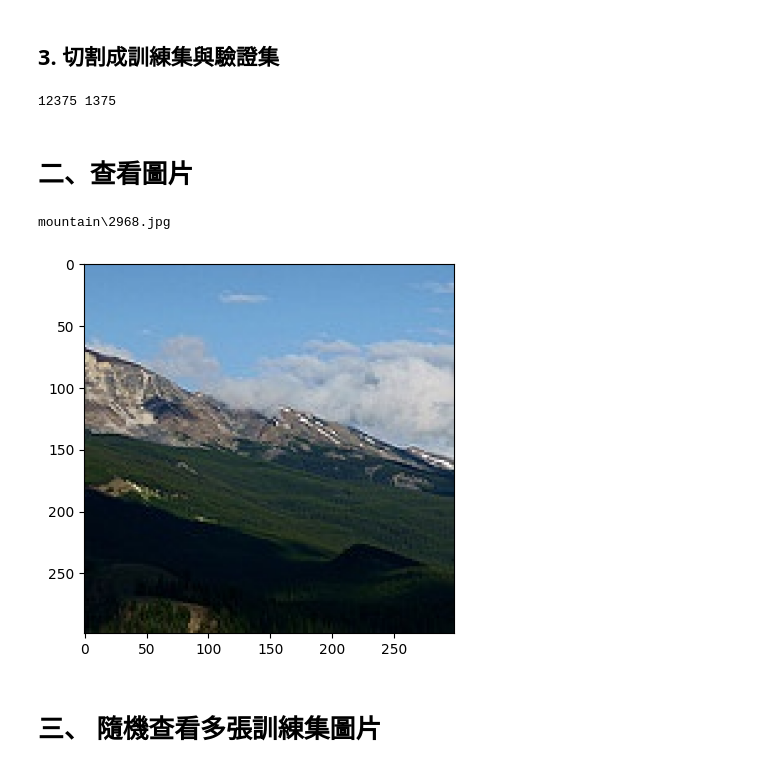
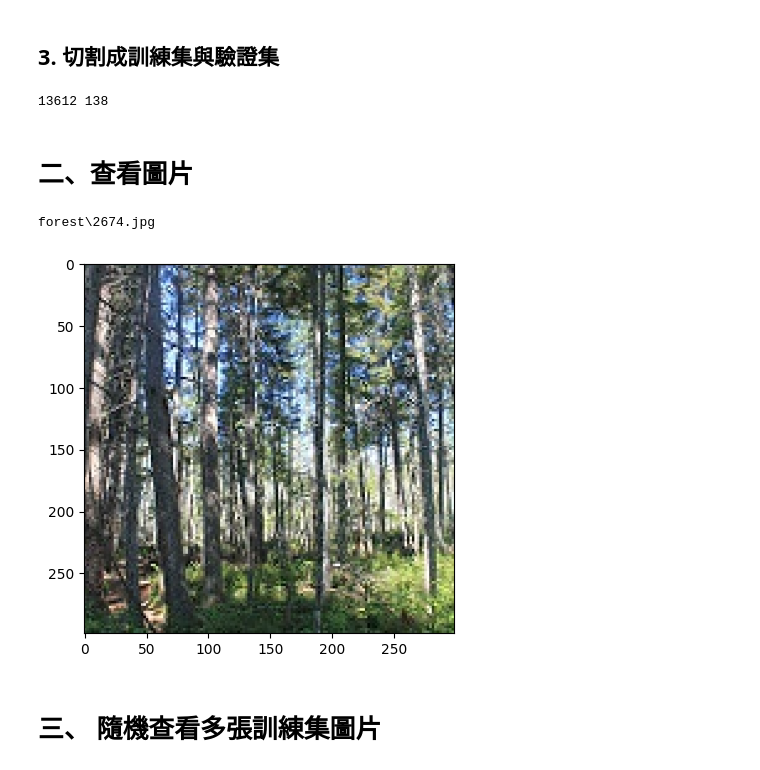
Before and after one commit to JingYao0512/Scene-Classification, a Jupyter notebook: main.ipynb, the cells around one changed output. Cells and saved outputs as stored; diff of their text form; code cells hidden in the pictures.

Commit message:
Add files via upload
Score
Last model: 0.93668
Best model: 0.93702

```diff
--- a/main.ipynb
+++ b/main.ipynb
@@ -49,8 +49,26 @@ Tue Jan 17 00:05:27 2023
 # %%
 image_size = (299,299)  # 圖片大小
 batch_size = 32  # batch_size
-epoch = 20  # Epoch (本次考試限定使用 20 個 epoch 做訓練)
-trainloc = './Dataset/Train/'  # 訓練集路徑
+Epoch = 20  # Epoch (本次考試限定使用 20 個 epoch 做訓練)
+Trainloc = './Dataset/Train/'  # 訓練集路徑
+# %%
+# 預設資料集就是與此notebook檔案同樣的路徑底下
+# data_dir = './'
+# data_path = os.path.join(data_dir, 'Dataset/')
+data_path = Trainloc
+
+# 先確定好模型儲存的路徑，預設儲存在與notebook檔案同樣的路徑底下
+model_dir = './model-logs/CNN_Exam'
+model_folder = './model-logs2'
+
+if not os.path.exists(model_folder):
+    os.makedirs(model_folder)
+
+if not os.path.exists(model_dir):
+    os.makedirs(model_dir)
+
+# save model
+modelfiles = model_dir + '/model.h5'
 # %% [markdown]
 ## 2. 建立資料集
 # %%
@@ -67,4 +85,7 @@ def DirToDataFrame(data_path):
     data_list['img_path'] = x_data_list
     data_list['label'] = y_data_list
     return data_list
+# %%
+DataList = DirToDataFrame(Trainloc)
+DataList
 # %%
@@ -98,29 +104,29 @@ dtype: int64
 # %%
 from sklearn.model_selection import train_test_split
 
-train_list, val_list = train_test_split(train_df,
+Train_list, Val_list = train_test_split(DataList,
                                         # 這個測試集數量可以自己設定，不一定要8 : 2，這邊只是一個範例
-                                        test_size=0.1,
+                                        test_size=0.01,
                                         random_state=42,
                                         #按比例分配，如Labela, Labelb的比例是2:1, 則train and test的 Labela, Labelb的比例都會是2:1
-                                        stratify=train_df['label'].values,
+                                        stratify=DataList['label'].values,
                                         shuffle = True)
-print(len(train_list),len(val_list))
+print(len(Train_list),len(Val_list))
 # %% [output]
-12375 1375
+13612 138
 # %% [markdown]
 # 二、查看圖片
 # %%
-Num = randint(0,len(train_list)-1)
-image = tf.keras.preprocessing.image.load_img(trainloc+'/'+train_list.iloc[Num].img_path,
+Num = randint(0,len(Train_list)-1)
+image = tf.keras.preprocessing.image.load_img(Trainloc+'/'+Train_list.iloc[Num].img_path,
                                             grayscale=False,
                                             color_mode='rgb',
                                             target_size=image_size)
 plt.imshow(image)
-print(train_list.iloc[Num].img_path)
+print(Train_list.iloc[Num].img_path)
 # %% [output]
-mountain\2968.jpg
+forest\2674.jpg
-[figure, old version]
+[figure, new version]
 # %% [markdown]
 # 三、 隨機查看多張訓練集圖片
 # %%
```
Also changed, not shown: parts of 17 cells of this notebook.
